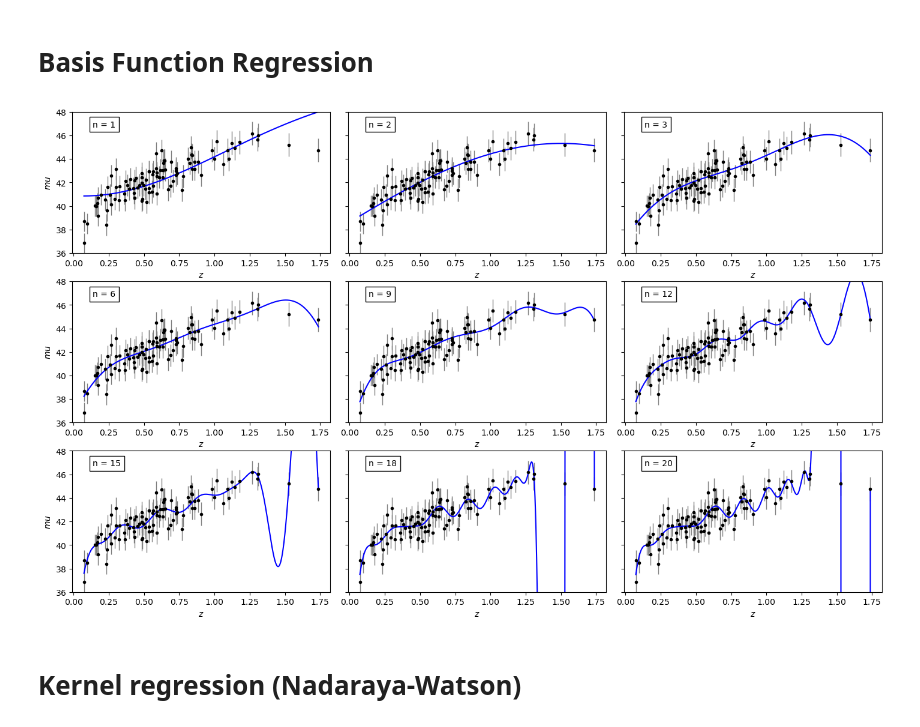
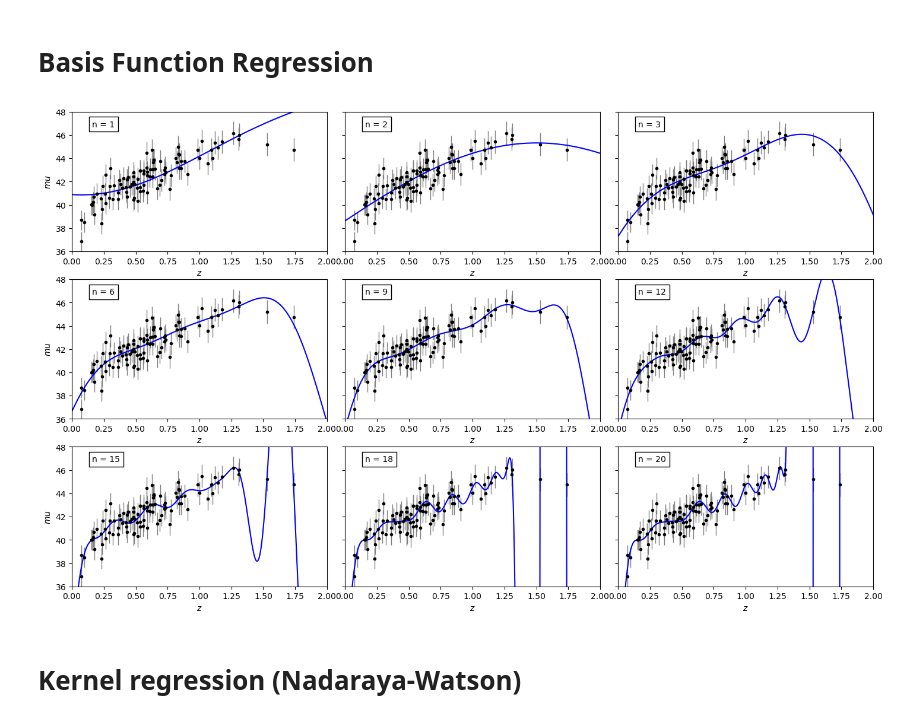
Before and after one commit to EmmaBalzanelli/astrostatistics_bicocca_2025, a Jupyter notebook: working/12_SN_fit(17).ipynb, the cells around one changed output. Cells and saved outputs as stored; diff of their text form; code cells hidden in the pictures.

```diff
--- a/working/12_SN_fit(17).ipynb
+++ b/working/12_SN_fit(17).ipynb
@@ -24,7 +24,7 @@ from astroML.linear_model import PolynomialRegression
 fig = plt.figure(figsize=(15, 10))
 fig.subplots_adjust(wspace=0.07, bottom=0.15, top=0.95, left=0.07, right=0.97)
 
-zgrid = np.linspace(np.min(z_sample), np.max(z_sample), 1000)
+zgrid = np.linspace(0.0, 2.0, 1000)
 
 for i, d in enumerate([1, 2, 3, 4, 5, 6, 10, 11, 20]):
     model = PolynomialRegression(d) # fit i degree polynomial
@@ -41,5 +41,6 @@ for i, d in enumerate([1, 2, 3, 4, 5, 6, 10, 11, 20]):
         ax.set_ylabel('$mu$')
     ax.set_xlabel('$z$')
     ax.set_ylim(36,48)
+    ax.set_xlim(0,2)
     ax.text(0.08, 0.94, "d = %i" %d, transform=ax.transAxes, ha='left', va='top', bbox=dict(ec='k', fc='w'))
 # %% [output]
@@ -67,32 +68,33 @@ Optimal plynomial degree through cross validation: 2
 # %%
 from astroML.linear_model import BasisFunctionRegression
 
 fig = plt.figure(figsize=(15, 10))
 fig.subplots_adjust(wspace=0.07, bottom=0.15, top=0.95, left=0.07, right=0.97)
 
 for i, n in enumerate([1, 2, 3, 6, 9, 12, 15, 18, 20]):
     # mean positions of the j Gaussians in the model
     b_mu = np.linspace(np.min(z_sample),np.max(z_sample),n)[:, None]
     if n == 1:
         b_sigma = 1
     else:
         b_sigma = 1.0 * (b_mu[1] - b_mu[0])
     model = BasisFunctionRegression('gaussian', mu=b_mu, sigma=b_sigma)
     model.fit(z_sample[:, np.newaxis], mu_sample, dmu)
     y_pred = model.predict(zgrid[:, np.newaxis])
 
     ax = fig.add_subplot(331 + i)
     ax.errorbar(z_sample, mu_sample, dmu, fmt='.k', ecolor='gray', lw=1, label='data')
     ax.plot(zgrid, y_pred, '-b')
     if i in (1, 2, 4, 5, 7, 8, 10, 11):
         ax.yaxis.set_major_formatter(plt.NullFormatter())
     else:
         ax.set_ylabel('$mu$')
     ax.set_xlabel('$z$')
     ax.set_ylim(36,48)
+    ax.set_xlim(0,2)
     ax.text(0.08, 0.94, "n = %i" %n, transform=ax.transAxes, ha='left', va='top', bbox=dict(ec='k', fc='w'))
 # %% [output]
-[figure, old version]
+[figure, new version]
 # %% [markdown]
 # Kernel regression (Nadaraya-Watson)
 # %%
```
Also changed, not shown: parts of 14 cells of this notebook.
